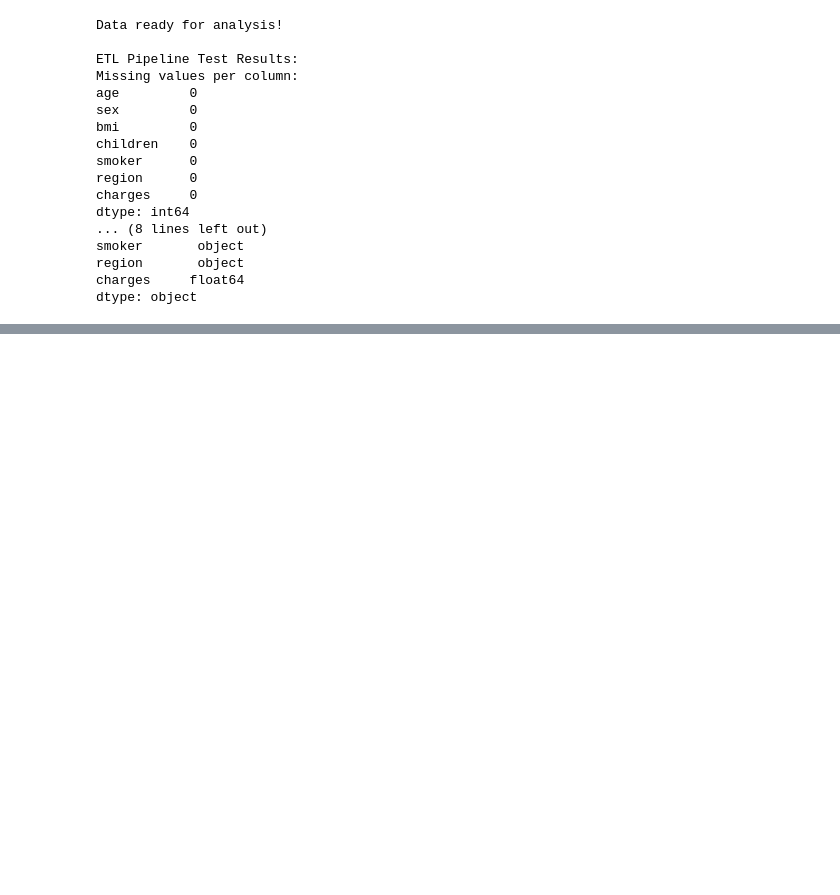
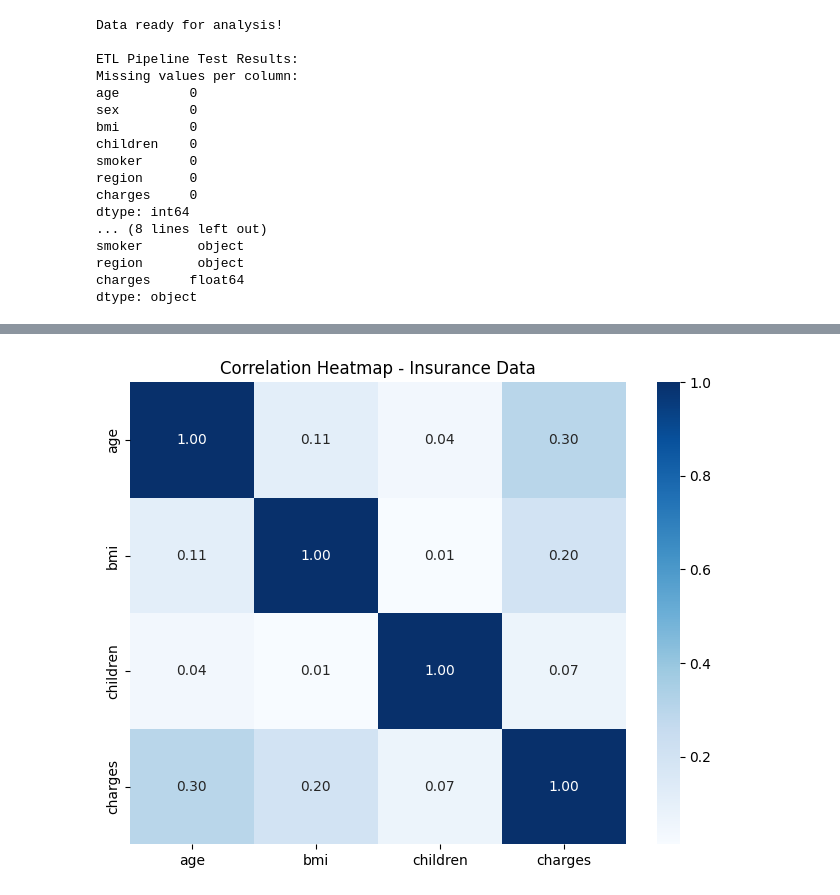
Before and after one commit to hidaia175/H1_Health_Analytics, a Jupyter notebook: day2-analysis.ipynb, the cells around one changed output, grey strips where cells are left out. Drawn from its saved outputs; the diff is of its cells as text; code cells hidden in the pictures; blank space fills up the shorter version.

Commit message:
Finalize Day 2: Added advanced visualisations, ETL validation, and final conclusion section

```diff
--- a/day2-analysis.ipynb
+++ b/day2-analysis.ipynb
@@ -88,3 +88,7 @@ smoker       object
 region       object
 charges     float64
 dtype: object
+# %%
+df = pd.read_csv(r"C:\Users\ABDUL\OneDrive\Documents\healthcare-insurance-analysis\data\insurance_cleaned.csv")
+print(df.shape)
+df.head()
@@ -90,0 +103,9 @@ dtype: object
+# %%
+correlation = df.corr(numeric_only=True)
+
+plt.figure(figsize=(8, 6))
+sns.heatmap(correlation, annot=True, cmap="Blues", fmt=".2f")
+plt.title("Correlation Heatmap - Insurance Data")
+plt.show()
+# %% [output]
+[figure, added]
```
Also changed, not shown: parts of 3 cells of this notebook, 1 other file.
